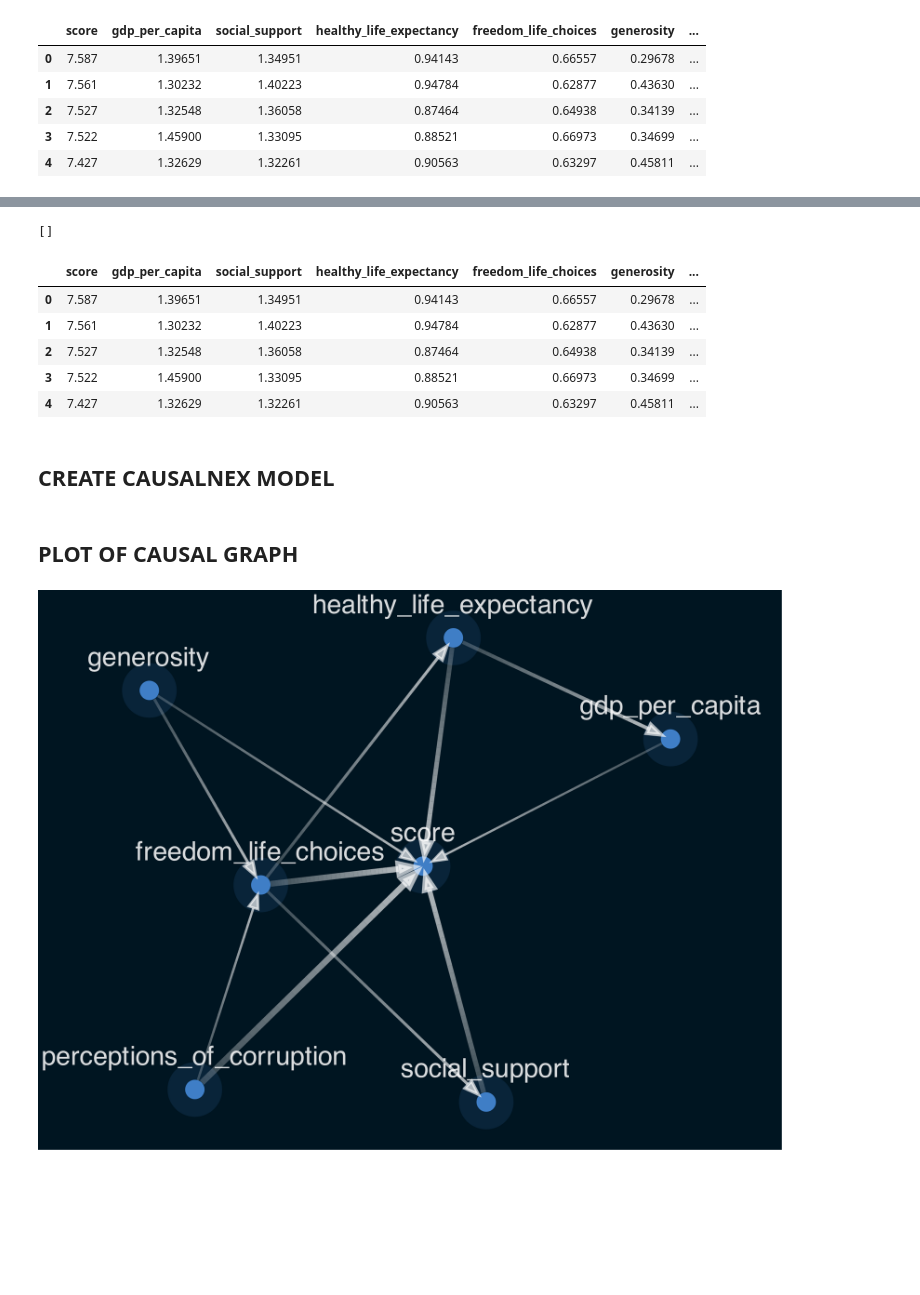
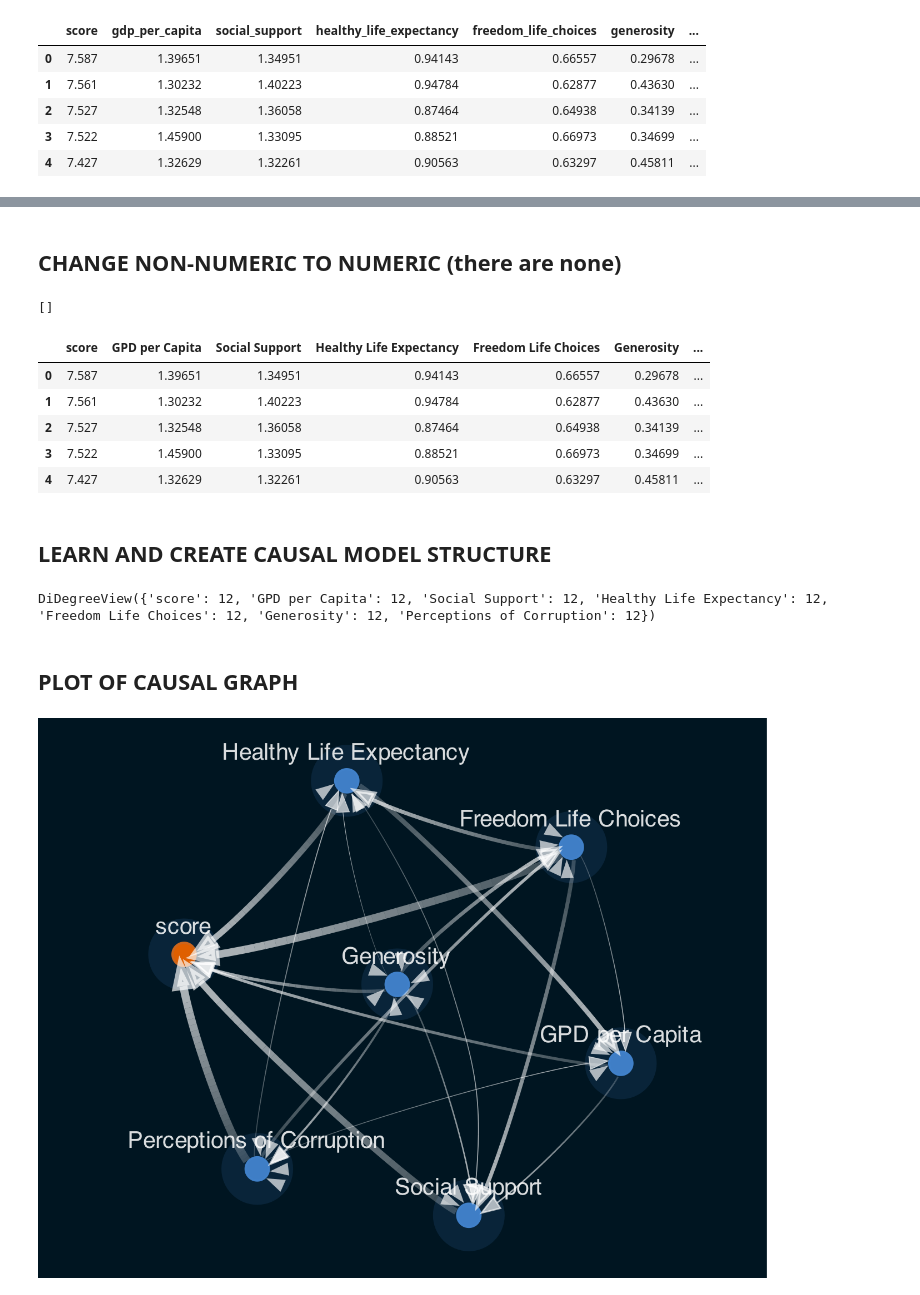
Before and after one commit to jsmith0475/Happiness, a Jupyter notebook: Happiness.ipynb, the cells around one changed output, grey strips where cells are left out. Drawn from its saved outputs; the diff is of its cells as text; code cells hidden in the pictures; blank space fills up the shorter version.

```diff
--- a/Happiness.ipynb
+++ b/Happiness.ipynb
@@ -49,3 +50,11 @@ data.head(5)
 | 2 | 7.527 | 1.32548 | 1.36058 | 0.87464 | 0.64938 | 0.34139 | ... |
 | 3 | 7.522 | 1.45900 | 1.33095 | 0.88521 | 0.66973 | 0.34699 | ... |
 | 4 | 7.427 | 1.32629 | 1.32261 | 0.90563 | 0.63297 | 0.45811 | ... |
+# %%
+data = data.rename(columns = {"gdp_per_capita":"GPD per Capita",
+                              "social_support": "Social Support",
+                              "healthy_life_expectancy":"Healthy Life Expectancy",
+                              "freedom_life_choices":"Freedom Life Choices",
+                              "generosity":"Generosity",
+                              "perceptions_of_corruption":"Perceptions of Corruption"})
+data
@@ -52,3 +75,5 @@ data.head(5)
+# %% [markdown]
+## CHANGE NON-NUMERIC TO NUMERIC (there are none)
 # %%
 import numpy as np
 # %%
@@ -67,38 +92,55 @@ for col in non_numeric_columns:
 
 struct_data.head(5)
 # %% [output]
-|  | score | gdp_per_capita | social_support | healthy_life_expectancy | freedom_life_choices | generosity | ... |
+|  | score | GPD per Capita | Social Support | Healthy Life Expectancy | Freedom Life Choices | Generosity | ... |
 | 0 | 7.587 | 1.39651 | 1.34951 | 0.94143 | 0.66557 | 0.29678 | ... |
 | 1 | 7.561 | 1.30232 | 1.40223 | 0.94784 | 0.62877 | 0.43630 | ... |
 | 2 | 7.527 | 1.32548 | 1.36058 | 0.87464 | 0.64938 | 0.34139 | ... |
 | 3 | 7.522 | 1.45900 | 1.33095 | 0.88521 | 0.66973 | 0.34699 | ... |
 | 4 | 7.427 | 1.32629 | 1.32261 | 0.90563 | 0.63297 | 0.45811 | ... |
 # %% [markdown]
-## CREATE CAUSALNEX MODEL
+## LEARN AND CREATE CAUSAL MODEL STRUCTURE
 # %%
 from causalnex.structure.notears import from_pandas
 sm = from_pandas(struct_data)
+sm.degree
+# %% [output]
+DiDegreeView({'score': 12, 'GPD per Capita': 12, 'Social Support': 12, 'Healthy Life Expectancy': 12, 'Freedom Life Choices': 12, 'Generosity': 12, 'Perceptions of Corruption': 12})
 # %% [markdown]
 ## PLOT OF CAUSAL GRAPH
 # %%
 from IPython.display import Image
 from causalnex.plots import plot_structure, NODE_STYLE, EDGE_STYLE
 # %%
+node_attributes = {
+    node: {
+        "fontsize": 10,
+        "labelloc": "c",
+    }
+    for node in sm.nodes
+}
+
 edge_attributes = {
     (u, v): {
         "penwidth": w * 1.5,  # Setting edge thickness
         "weight": int(10 * w),  # Higher "weight"s mean shorter edges
         #"arrowsize": 2 - 2.0 * w,  # Avoid too large arrows
         "arrowtail": "dot",
     }
     for u, v, w in sm.edges(data="weight")
 }
 
+for node in sm.nodes:
+    if "score" in node:  # We color nodes with "cost" in the name with a orange colour.
+        node_attributes[node]["fillcolor"] = "#DF5F00"
+
 viz = plot_structure(sm,
+                     prog = "neato",
+                     node_attributes=node_attributes,
                      edge_attributes=edge_attributes)
 
 Image(viz.draw(
     format="png"
 ))
 # %% [output]
-[figure, old version]
+[figure, new version]
```
Also changed, not shown: parts of 8 cells of this notebook.
